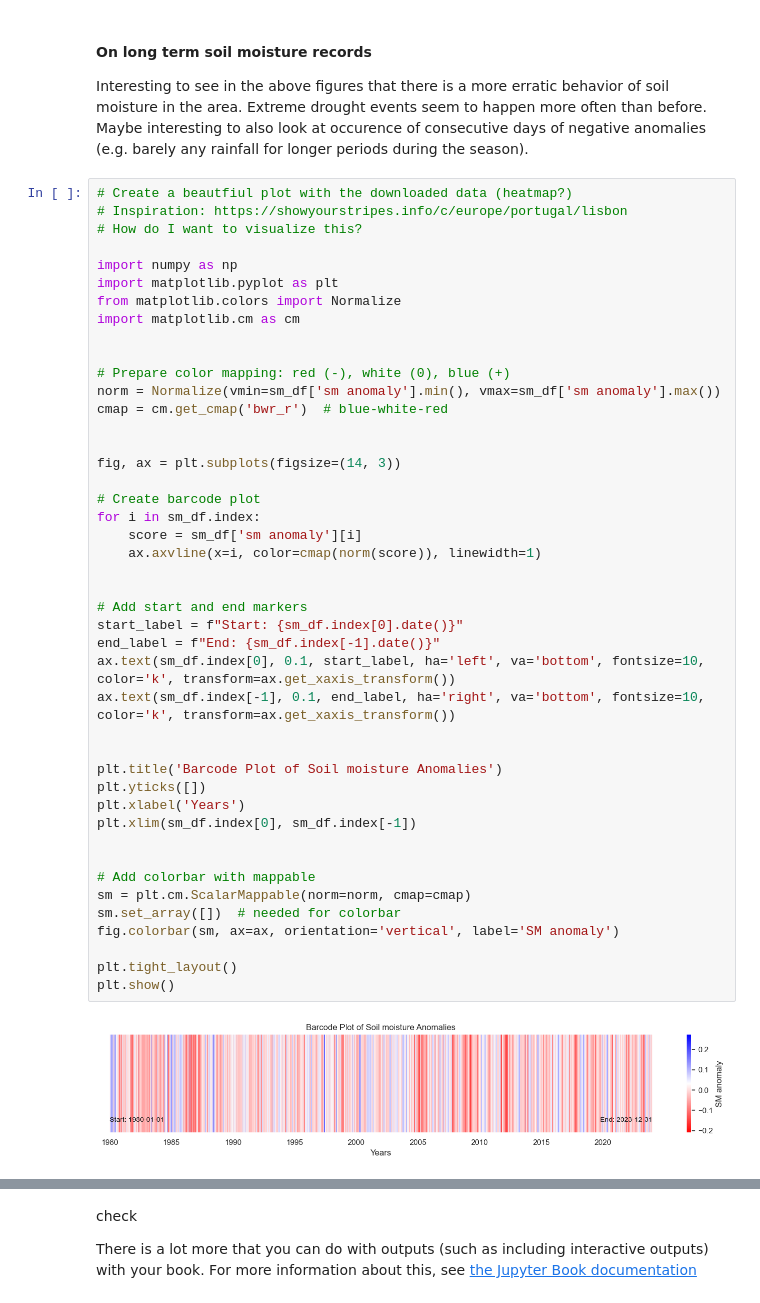
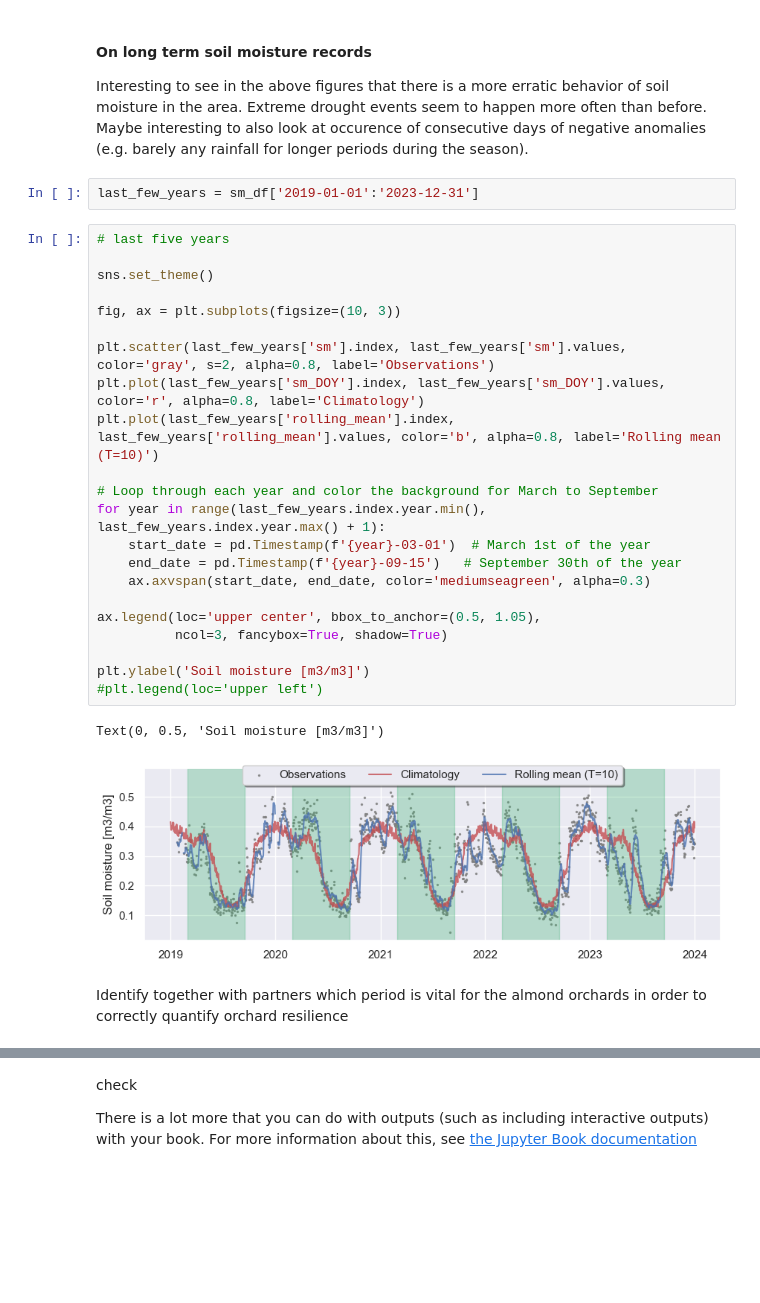
Before and after one commit to nadja1390/RAFIP, a Jupyter notebook: Climate_resilience.ipynb, the cells around one changed output, grey strips where cells are left out. Cells and saved outputs as stored; diff of their text form; blank space fills up the shorter version.

```diff
--- a/Climate_resilience.ipynb
+++ b/Climate_resilience.ipynb
@@ -130,49 +176,32 @@ plt.show()
 # %% [markdown]
 #### On long term soil moisture records
 Interesting to see in the above figures that there is a more erratic behavior of soil moisture in the area. Extreme drought events seem to happen more often than before. Maybe interesting to also look at occurence of consecutive days of negative anomalies (e.g. barely any rainfall for longer periods during the season).
-# %%
-# Create a beautfiul plot with the downloaded data (heatmap?)
-# Inspiration: https://showyourstripes.info/c/europe/portugal/lisbon
-# How do I want to visualize this?
-
-import numpy as np
-import matplotlib.pyplot as plt
-from matplotlib.colors import Normalize
-import matplotlib.cm as cm
-
-
-# Prepare color mapping: red (-), white (0), blue (+)
-norm = Normalize(vmin=sm_df['sm anomaly'].min(), vmax=sm_df['sm anomaly'].max())
-cmap = cm.get_cmap('bwr_r')  # blue-white-red
-
-
-fig, ax = plt.subplots(figsize=(14, 3))
-
-# Create barcode plot
-for i in sm_df.index:
-    score = sm_df['sm anomaly'][i]
-    ax.axvline(x=i, color=cmap(norm(score)), linewidth=1)
-
-
-# Add start and end markers
-start_label = f"Start: {sm_df.index[0].date()}"
-end_label = f"End: {sm_df.index[-1].date()}"
-ax.text(sm_df.index[0], 0.1, start_label, ha='left', va='bottom', fontsize=10, color='k', transform=ax.get_xaxis_transform())
-ax.text(sm_df.index[-1], 0.1, end_label, ha='right', va='bottom', fontsize=10, color='k', transform=ax.get_xaxis_transform())
-
-
-plt.title('Barcode Plot of Soil moisture Anomalies')
-plt.yticks([])
-plt.xlabel('Years')
-plt.xlim(sm_df.index[0], sm_df.index[-1])
-
-
-# Add colorbar with mappable
-sm = plt.cm.ScalarMappable(norm=norm, cmap=cmap)
-sm.set_array([])  # needed for colorbar
-fig.colorbar(sm, ax=ax, orientation='vertical', label='SM anomaly')
-
-plt.tight_layout()
-plt.show()
-# %% [output]
-[figure, removed]
+# %%
+last_few_years = sm_df['2019-01-01':'2023-12-31']
+# %%
+# last five years
+
+sns.set_theme()
+
+fig, ax = plt.subplots(figsize=(10, 3))
+
+plt.scatter(last_few_years['sm'].index, last_few_years['sm'].values, color='gray', s=2, alpha=0.8, label='Observations')
+plt.plot(last_few_years['sm_DOY'].index, last_few_years['sm_DOY'].values, color='r', alpha=0.8, label='Climatology')
+plt.plot(last_few_years['rolling_mean'].index, last_few_years['rolling_mean'].values, color='b', alpha=0.8, label='Rolling mean (T=10)')
+
+# Loop through each year and color the background for March to September
+for year in range(last_few_years.index.year.min(), last_few_years.index.year.max() + 1):
+    start_date = pd.Timestamp(f'{year}-03-01')  # March 1st of the year
+    end_date = pd.Timestamp(f'{year}-09-15')   # September 30th of the year
+    ax.axvspan(start_date, end_date, color='mediumseagreen', alpha=0.3)
+
+ax.legend(loc='upper center', bbox_to_anchor=(0.5, 1.05),
+          ncol=3, fancybox=True, shadow=True)
+
+plt.ylabel('Soil moisture [m3/m3]')
+#plt.legend(loc='upper left')
+# %% [output]
+Text(0, 0.5, 'Soil moisture [m3/m3]')
+[figure, added]
+# %% [markdown]
+Identify together with partners which period is vital for the almond orchards in order to correctly quantify orchard resilience
```
Also changed, not shown: parts of 4 cells of this notebook.
